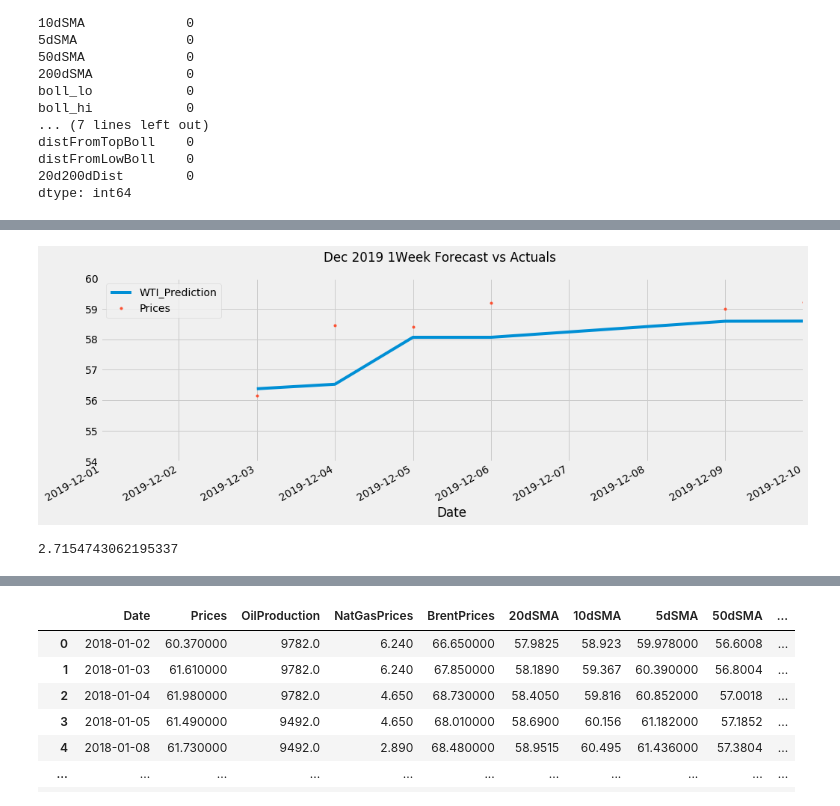
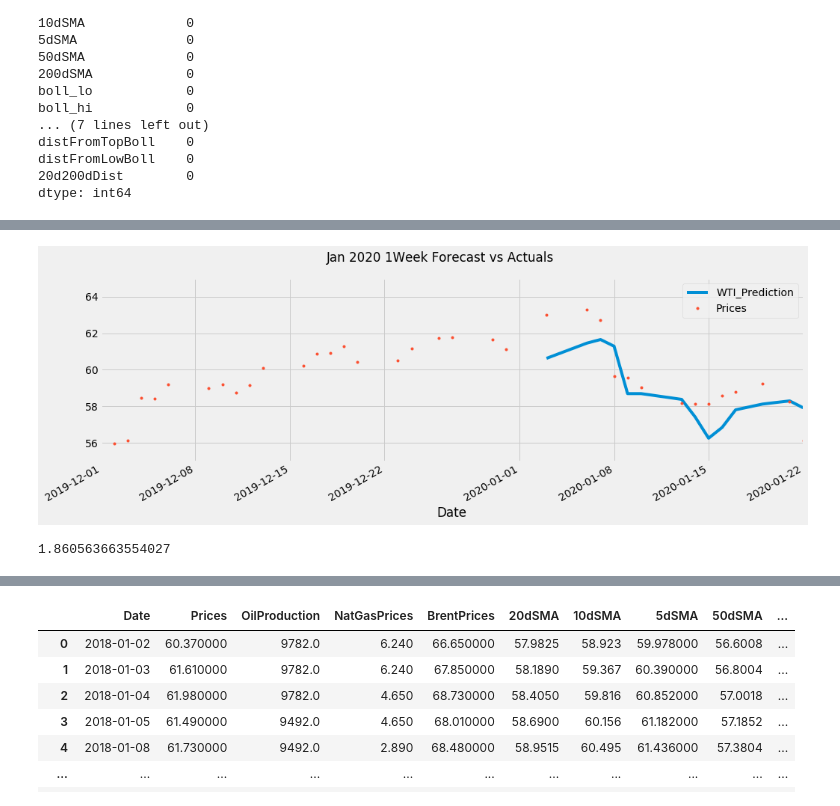
Before and after one commit to Team-Cpp/Team-Cpp, a Jupyter notebook: rrsBdtdev.ipynb, the cells around one changed output, grey strips where cells are left out. Saved outputs shown, nothing was run; the diff lists cells and outputs as text; code cells hidden in the pictures.

```diff
--- a/rrsBdtdev.ipynb
+++ b/rrsBdtdev.ipynb
@@ -278,10 +271,13 @@ def create_features(df, label=None, shift = 0):
     df['dayofmonth'] = df['Date'].dt.day
     df['weekofyear'] = df['Date'].dt.weekofyear
     df = df.set_index('Date')
-    X = df[['OilProduction', 'NatGasPrices', 'BrentPrices', '20dSMA', 'Momentum_14', 'MACD_12_26', 'MACDdiff_12_26', 'ROC_14', 'RSI_14', 'bollAmplitude', 'distFromTopBoll', 'distFromLowBoll', '20d200dDist','dayofyear','dayofmonth','weekofyear']]
+    #X = df[['OilProduction', 'NatGasPrices', 'BrentPrices', '20dSMA', 'Momentum_14', 'MACD_12_26', 'MACDdiff_12_26', 'ROC_14', 'RSI_14', 'bollAmplitude', 'distFromTopBoll', 'distFromLowBoll', '20d200dDist','dayofyear','dayofmonth','weekofyear']]
+
+    X = df[['OilProduction', '20dSMA', 'Momentum_14', 'MACD_12_26', 'MACDdiff_12_26', 'ROC_14', 'RSI_14', 'bollAmplitude', 'distFromTopBoll', 'distFromLowBoll', '20d200dDist','dayofyear','dayofmonth','weekofyear']]
     if shift > 0:
         tiems = X[['dayofyear','dayofmonth','weekofyear']]
-        X = X[['OilProduction', 'NatGasPrices', 'BrentPrices', '20dSMA', 'Momentum_14', 'MACD_12_26', 'MACDdiff_12_26','ROC_14', 'RSI_14', 'bollAmplitude', 'distFromTopBoll', 'distFromLowBoll', '20d200dDist']].shift(shift)
+        #X = X[['OilProduction', 'NatGasPrices', 'BrentPrices', '20dSMA', 'Momentum_14', 'MACD_12_26', 'MACDdiff_12_26','ROC_14', 'RSI_14', 'bollAmplitude', 'distFromTopBoll', 'distFromLowBoll', '20d200dDist']].shift(shift)
+        X = X[['OilProduction', '20dSMA', 'Momentum_14', 'MACD_12_26', 'MACDdiff_12_26','ROC_14', 'RSI_14', 'bollAmplitude', 'distFromTopBoll', 'distFromLowBoll', '20d200dDist']].shift(shift)
         X = X.merge(tiems, how='inner', left_index=True, right_index=True)
 
     if label:
@@ -289,7 +285,7 @@ def create_features(df, label=None, shift = 0):
         return X, y
     return X
 # %%
-testSplitDate = '2019-12-01'
+testSplitDate = '2020-01-01'
 df_train = df[df["Date"] <= testSplitDate].copy()
 df_test = df[df["Date"] > testSplitDate].copy()
 
@@ -407,18 +400,18 @@ array([False])
 # %%
 # Plot the forecast with the actuals
 f, ax = plt.subplots(1)
 f.set_figheight(5)
 f.set_figwidth(15)
 _ = df_all[['WTI_Prediction','Prices']].plot(ax=ax,style=['-','.'])
-ax.set_xbound(lower='2019-12-01', upper='2019-12-10')
-ax.set_ylim(54, 60)
-plot = plt.suptitle('Dec 2019 1Week Forecast vs Actuals')
+ax.set_xbound(lower='2019-12-01', upper='2020-01-22')
+ax.set_ylim(55, 65)
+plot = plt.suptitle('Jan 2020 1Week Forecast vs Actuals')
 # %% [output]
-[figure, old version]
+[figure, new version]
 # %%
 mean_squared_error(y_true=df_test['Prices'],
                    y_pred=df_test['WTI_Prediction'])
 # %% [output]
-2.7154743062195337
+1.860563663554027
 # %%
 
```
Also changed, not shown: parts of 22 cells of this notebook, 4 other files.
